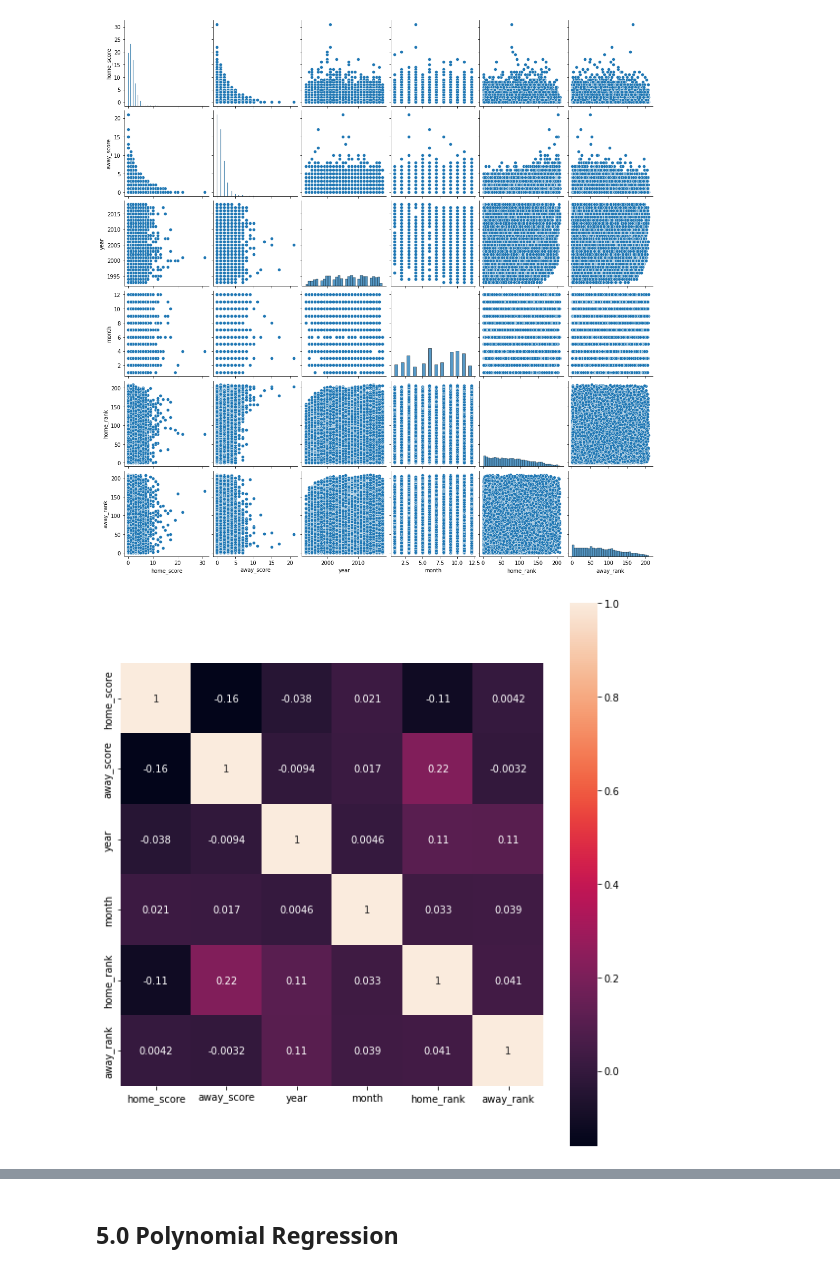
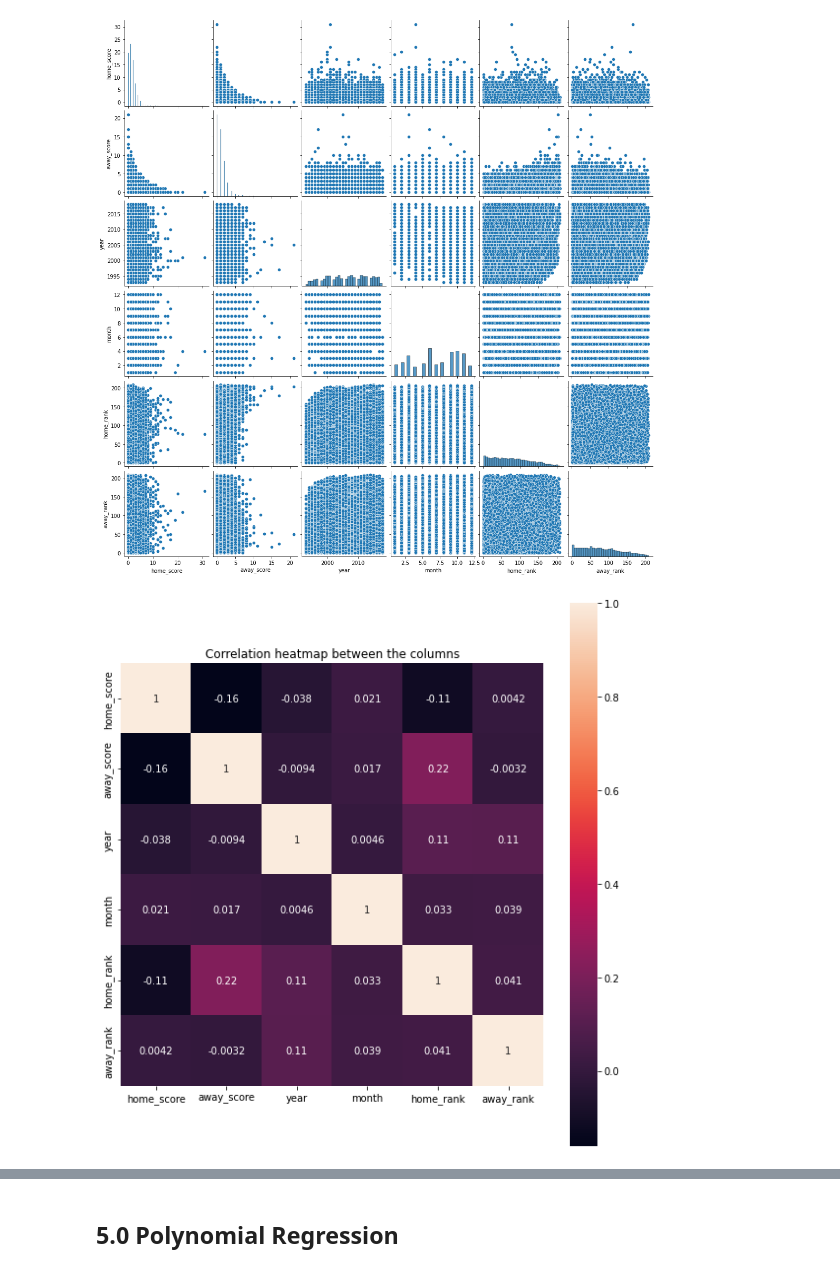
Before and after one commit to WilkisterMbaka/Fifa-Score-Prediction-, a Jupyter notebook: Moringa_Data_Science_Prep_W6_Independent_Project_2022_06_Wilkister_Mbaka_Regression.ipynb, the cells around one changed output, grey strips where cells are left out. Cells and saved outputs as stored; diff of their text form; code cells hidden in the pictures.

```diff
--- a/Moringa_Data_Science_Prep_W6_Independent_Project_2022_06_Wilkister_Mbaka_Regression.ipynb
+++ b/Moringa_Data_Science_Prep_W6_Independent_Project_2022_06_Wilkister_Mbaka_Regression.ipynb
@@ -656,8 +643,10 @@ plt.show()
 # %% [output]
 [figure]
 # %%
+# Plot correlation heat map
 plt.figure(figsize=(8,8))
 sns.heatmap(num_attributes.corr(),square=True,annot=True);
+plt.title('Correlation heatmap between the columns')
 plt.show()
 # %% [output]
-[figure, old version]
+[figure, new version]
```
Also changed, not shown: parts of 73 cells of this notebook.
